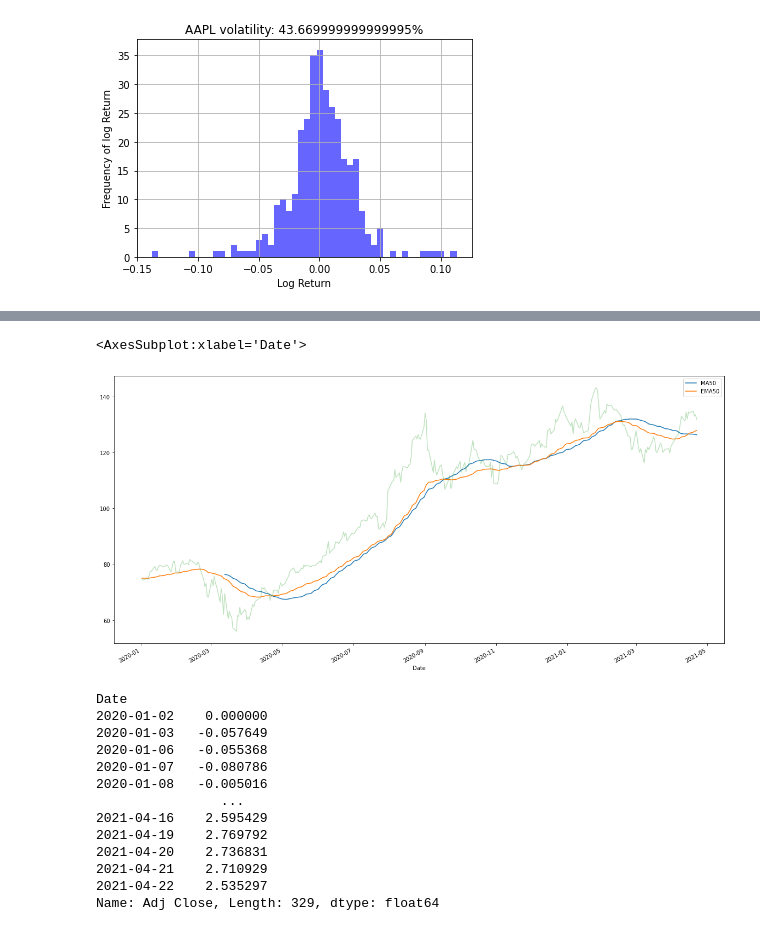
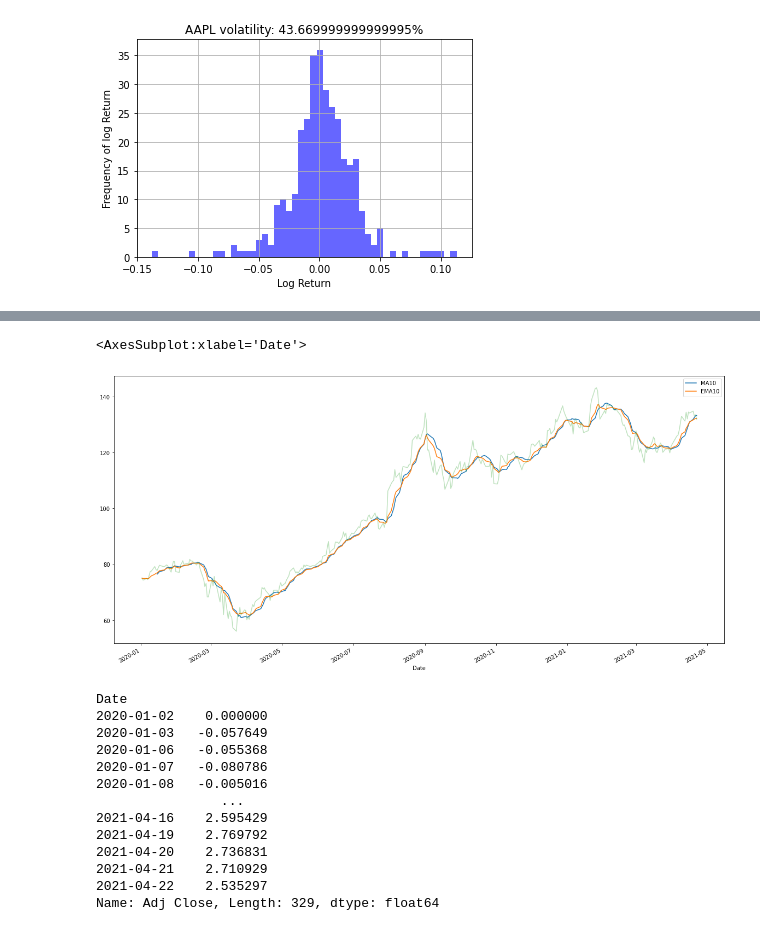
Before and after one commit to wchance/project1, a Jupyter notebook: notebooks/jsirab/Analysis/Financial_Analysis_MC_simul .ipynb, the cells around one changed output, grey strips where cells are left out. Cells and saved outputs as stored; diff of their text form; code cells hidden in the pictures.

```diff
--- a/notebooks/jsirab/Analysis/Financial_Analysis_MC_simul .ipynb
+++ b/notebooks/jsirab/Analysis/Financial_Analysis_MC_simul .ipynb
@@ -417,7 +425,7 @@ Text(0.5, 1.0, 'AAPL volatility: 43.669999999999995%')
 #two moving averages of a security’s price. The MACD is calculated by subtracting the 26-period Exponential Moving Average (EMA)
 #from the 12-period EMA.
 # %%
-#Calculate the 50-day Moving Average ticker_df['MA50'] =
-ticker_df['MA50'] = ticker_df['Close'].rolling(50).mean()
+#Calculate the 10-day Moving Average ticker_df['MA10'] =
+ticker_df['MA10'] = ticker_df['Close'].rolling(10).mean()
 ticker_df
 # %% [output]
@@ -437,6 +445,6 @@ ticker_df
 329 rows × 9 columns
 # %%
-# Calculate the 50-day Exponential Moving average
-ticker_df['EMA50'] = ticker_df['Close'].ewm(span=50, adjust=False).mean()
+# Calculate the 10-day Exponential Moving average
+ticker_df['EMA10'] = ticker_df['Close'].ewm(span=10, adjust=False).mean()
 ticker_df
 # %% [output]
@@ -456,11 +464,11 @@ ticker_df
 329 rows × 10 columns
 # %%
 fig, ax =plt.subplots(figsize=(20,10))
-ticker_df[['MA50','EMA50']].plot(ax=ax)
-ticker_df['Close'].plot(ax=ax, alpha=0.3,)
+ticker_df[['MA10','EMA10']].plot(ax=ax)
+ticker_df['Close'].plot(ax=ax, alpha=0.3)
 # %% [output]
 <AxesSubplot:xlabel='Date'>
-[figure, old version]
+[figure, new version]
 # %%
 # As the description says, we need the Exponential Moving Averages (EMA) for a 12-days and 26-days window.
 ticker_exp1 = ticker_df['Adj Close'].ewm(span=12, adjust=False).mean()
```
Also changed, not shown: parts of 24 cells of this notebook.
